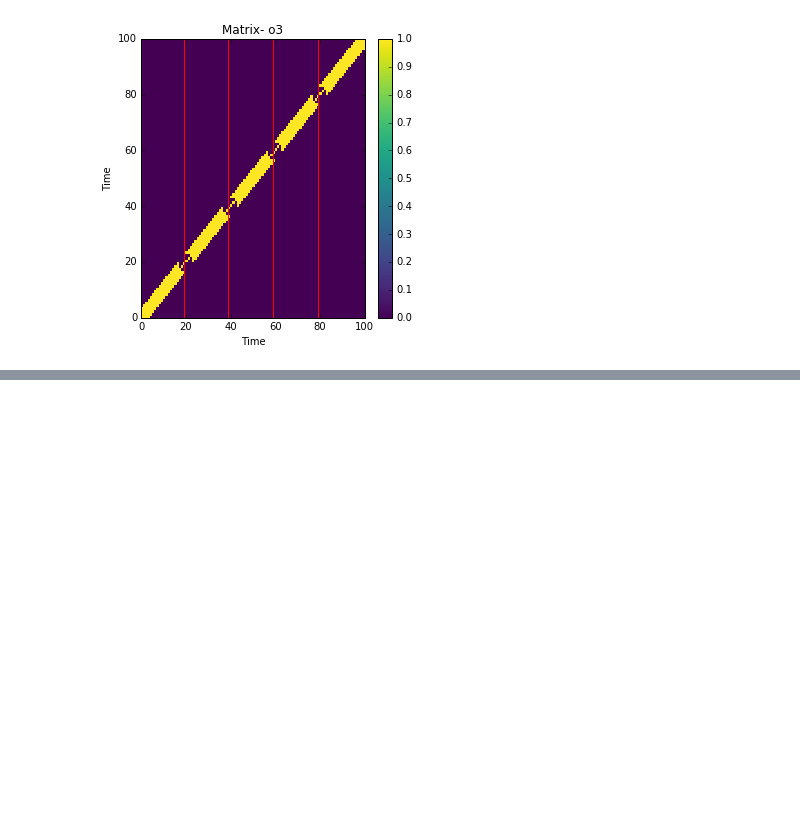
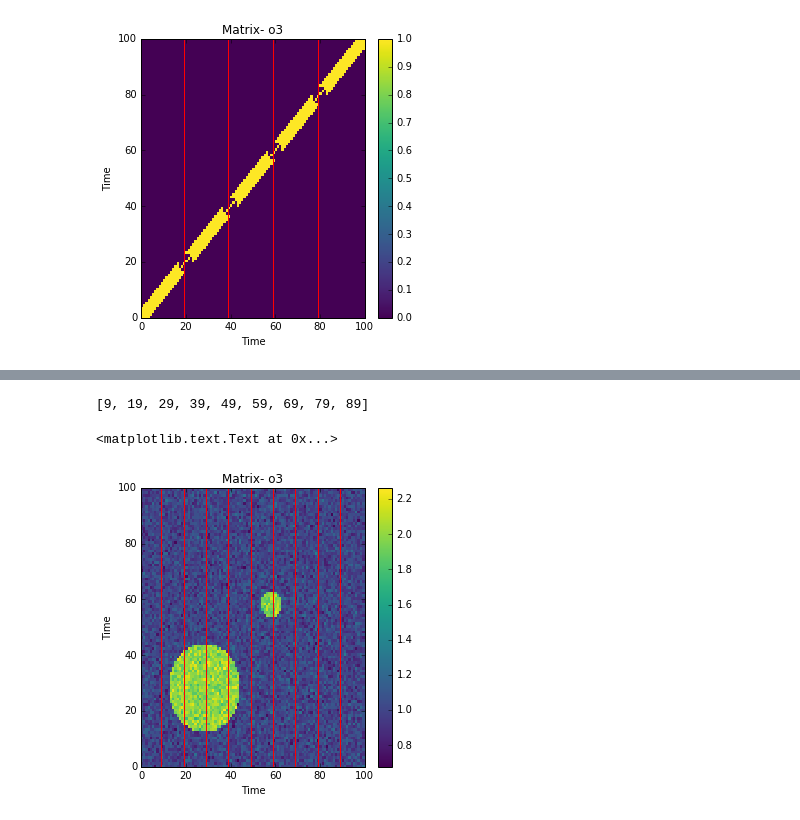
Before and after one commit to jfriend08/IndependentStudy, a Jupyter notebook: baseline/workbookII.ipynb, the cells around one changed output, grey strips where cells are left out. Saved outputs shown, nothing was run; the diff lists cells and outputs as text; code cells hidden in the pictures; blank space fills up the shorter version.

```diff
--- a/baseline/workbookII.ipynb
+++ b/baseline/workbookII.ipynb
@@ -149,0 +185,17 @@ plt.ylabel('Time')
+# %%
+nCluster = 10
+IMG = laplacian.getNormLaplacian(img, 10) #similarity matrix, top m eigenvectors
+b, c = boundaryDetection(Y3, nCluster)
+print b
+
+plt.figure(figsize=(5, 5))
+plt.pcolor(img, cmap="viridis")
+plt.colorbar()
+plt.vlines(b, 0, 100, color='r')
+plt.title('Matrix- o3')
+plt.xlabel('Time')
+plt.ylabel('Time')
+# %% [output]
+[9, 19, 29, 39, 49, 59, 69, 79, 89]
+<matplotlib.text.Text at 0x...>
+[figure, added]
```
Also changed, not shown: parts of 3 cells of this notebook.
